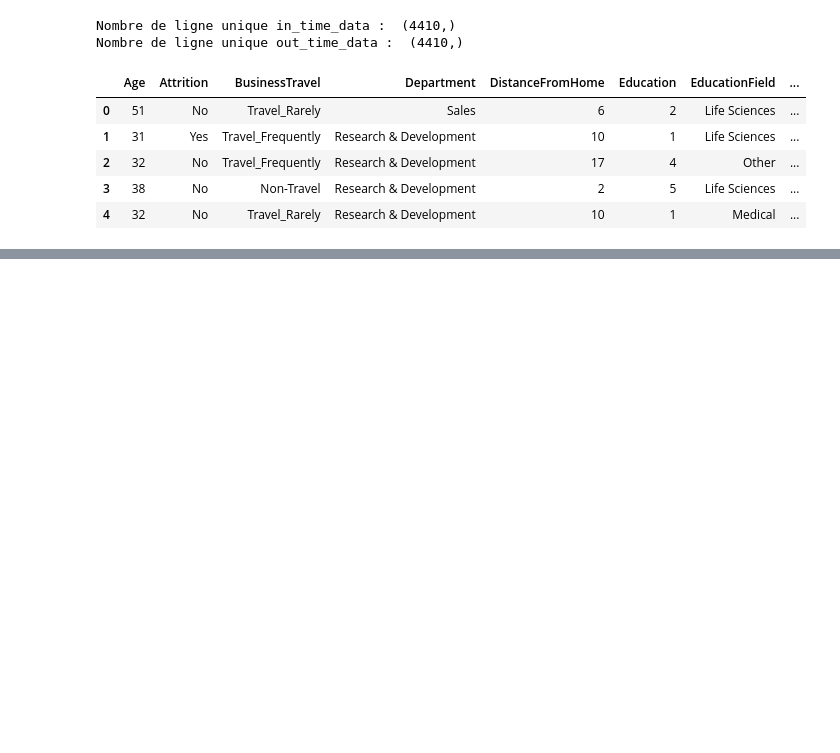
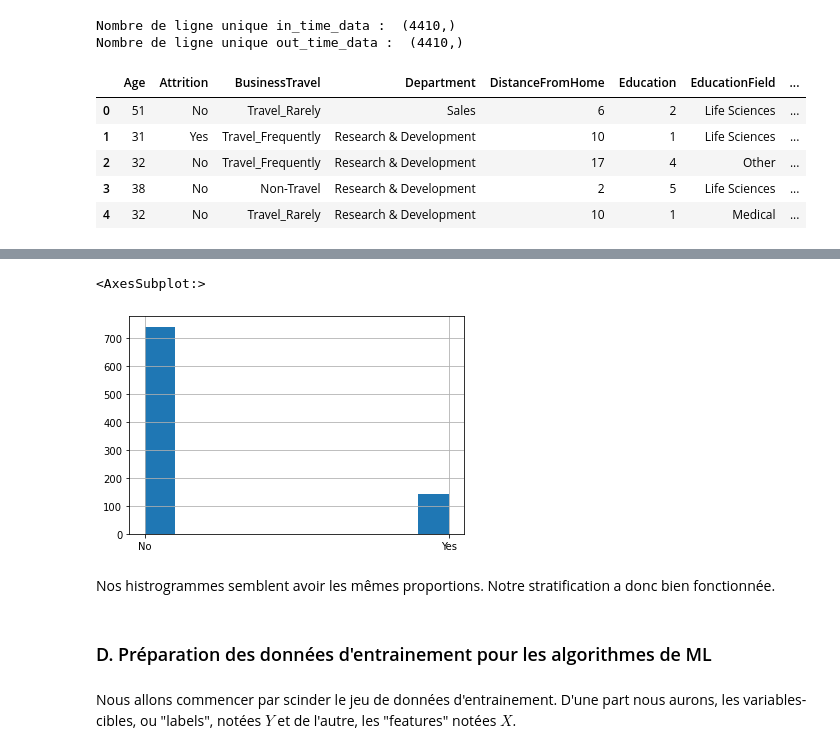
Before and after one commit to Ugo-Girard-Tissier/Projet-IA, a Jupyter notebook: Projet IA.ipynb, the cells around one changed output, grey strips where cells are left out. Cells and saved outputs as stored; diff of their text form; code cells hidden in the pictures; blank space fills up the shorter version.

```diff
--- a/Projet IA.ipynb
+++ b/Projet IA.ipynb
@@ -162,0 +312,11 @@ dataset.head().style
+# %%
+test_set["Attrition"].hist()
+# %% [output]
+<AxesSubplot:>
+[figure, added]
+# %% [markdown]
+Nos histrogrammes semblent avoir les mêmes proportions. Notre stratification a donc bien fonctionnée.
+# %% [markdown]
+### D. Préparation des données d'entrainement pour les algorithmes de ML
+# %% [markdown]
+Nous allons commencer par scinder le jeu de données d'entrainement. D'une part nous aurons, les variables-cibles, ou "labels", notées $Y$ et de l'autre, les "features" notées $X$.
```
Also changed, not shown: parts of 34 cells of this notebook.
